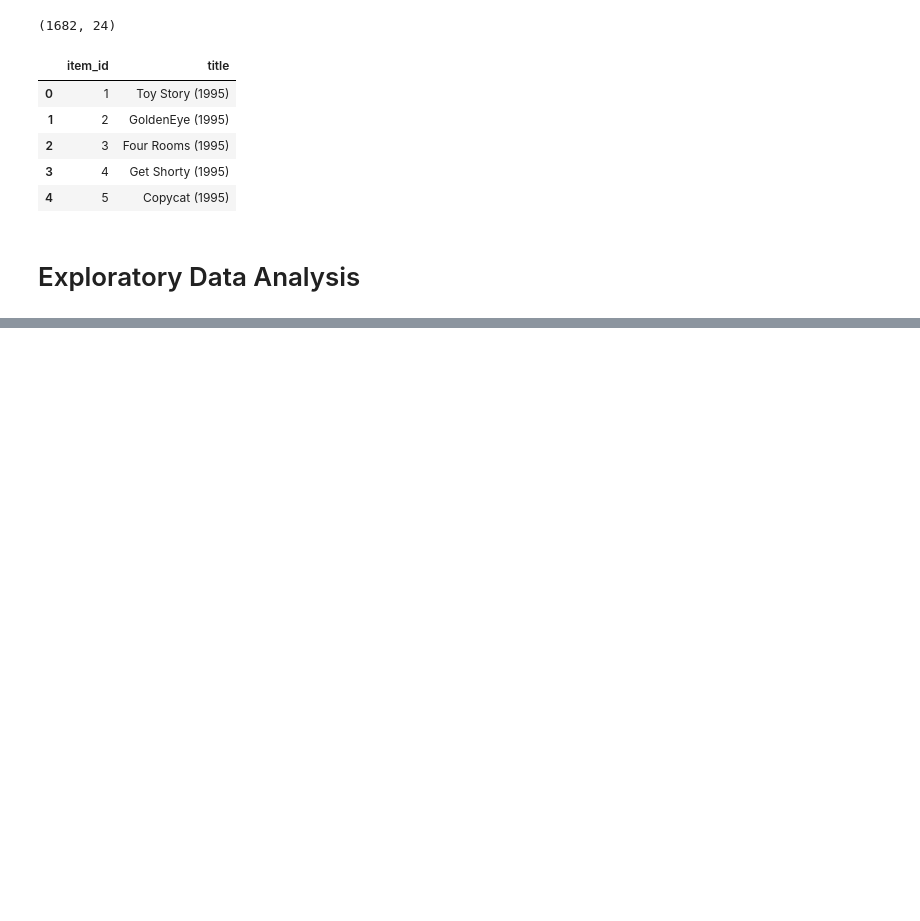
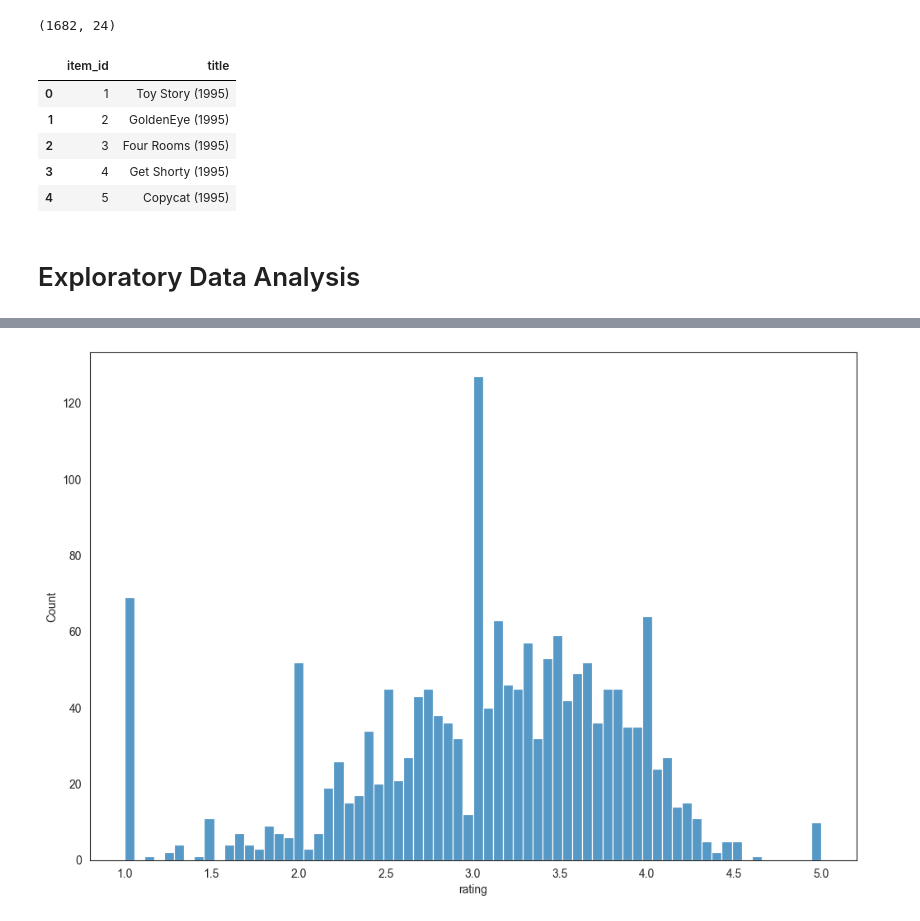
Before and after one commit to jayr0n/CodingBlocks, a Jupyter notebook: Movie/movie_reco.ipynb, the cells around one changed output, grey strips where cells are left out. Drawn from its saved outputs; the diff is of its cells as text; code cells hidden in the pictures; blank space fills up the shorter version.

```diff
--- a/Movie/movie_reco.ipynb
+++ b/Movie/movie_reco.ipynb
@@ -56,0 +159,8 @@ df = pd.merge(df, movies_titles, on='item_id')
+# %%
+plt.figure(figsize=(12, 8))
+
+sns.histplot(data=ratings, x='rating', bins= 70)
+
+plt.show()
+# %% [output]
+[figure, added]
```
Also changed, not shown: parts of 12 cells of this notebook.
